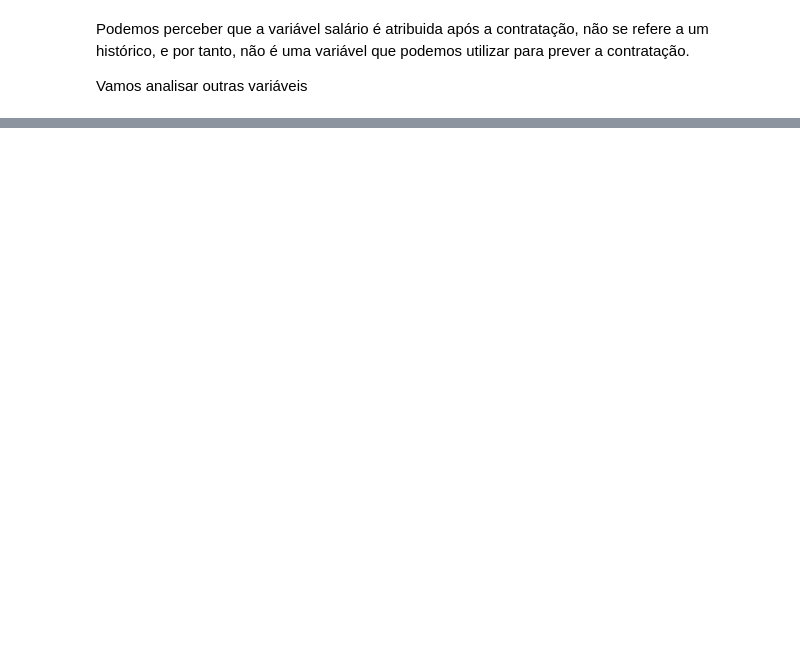
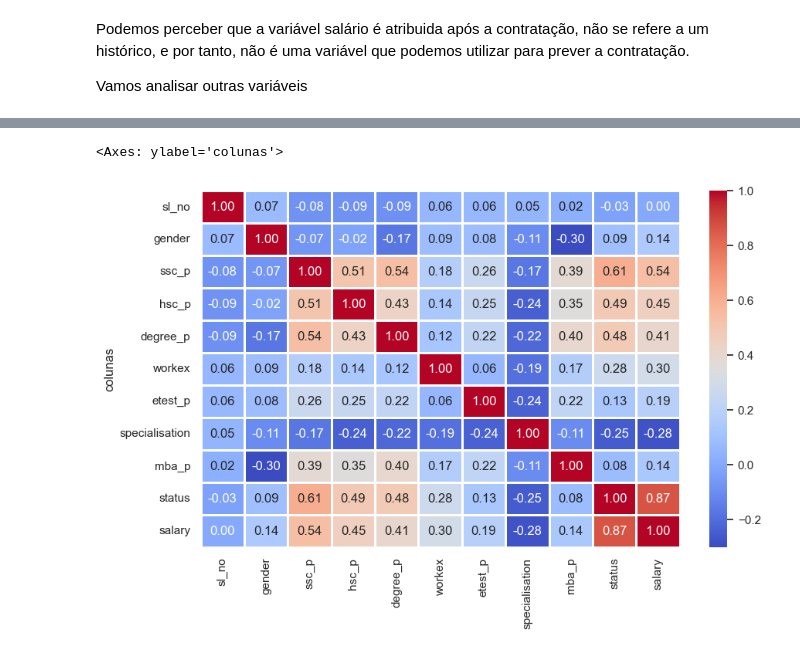
Before and after one commit to z-fab/postech-data-analytics, a Jupyter notebook: f2-machine-learning/m2-machine-learning-avancado/notebook-aula2.ipynb, the cells around one changed output, grey strips where cells are left out. Drawn from its saved outputs; the diff is of its cells as text; code cells hidden in the pictures; blank space fills up the shorter version.

```diff
--- a/f2-machine-learning/m2-machine-learning-avancado/notebook-aula2.ipynb
+++ b/f2-machine-learning/m2-machine-learning-avancado/notebook-aula2.ipynb
@@ -136,0 +195,12 @@ sns.histplot(data=df, x='salary')
+# %%
+df_aux = df
+col_cat_le = ['gender', 'workex', 'specialisation', 'status']
+
+le = LabelEncoder()
+
+for c in col_cat_le:
+    df_aux = df_aux.with_columns(
+        pl.lit(le.fit_transform(df[c])).alias(c)
+    )
+
+df_aux.head()
@@ -136,0 +216,20 @@ sns.histplot(data=df, x='salary')
+# %%
+df_corr = df_aux.select(
+    pl.col([pl.Int64, pl.Float64, pl.Boolean])
+).fill_null(0)
+
+df_corr = df_corr.corr().insert_at_idx(0, pl.Series('colunas', df_corr.columns))
+
+fig, ax = plt.subplots(figsize=(10, 6))
+
+sns.heatmap(
+    df_corr.to_pandas().set_index('colunas'),
+    annot=True,
+    fmt='.2f',
+    cmap='coolwarm',
+    linewidths=1,
+    ax=ax
+)
+# %% [output]
+<Axes: ylabel='colunas'>
+[figure, added]
```
Also changed, not shown: parts of 40 cells of this notebook.
